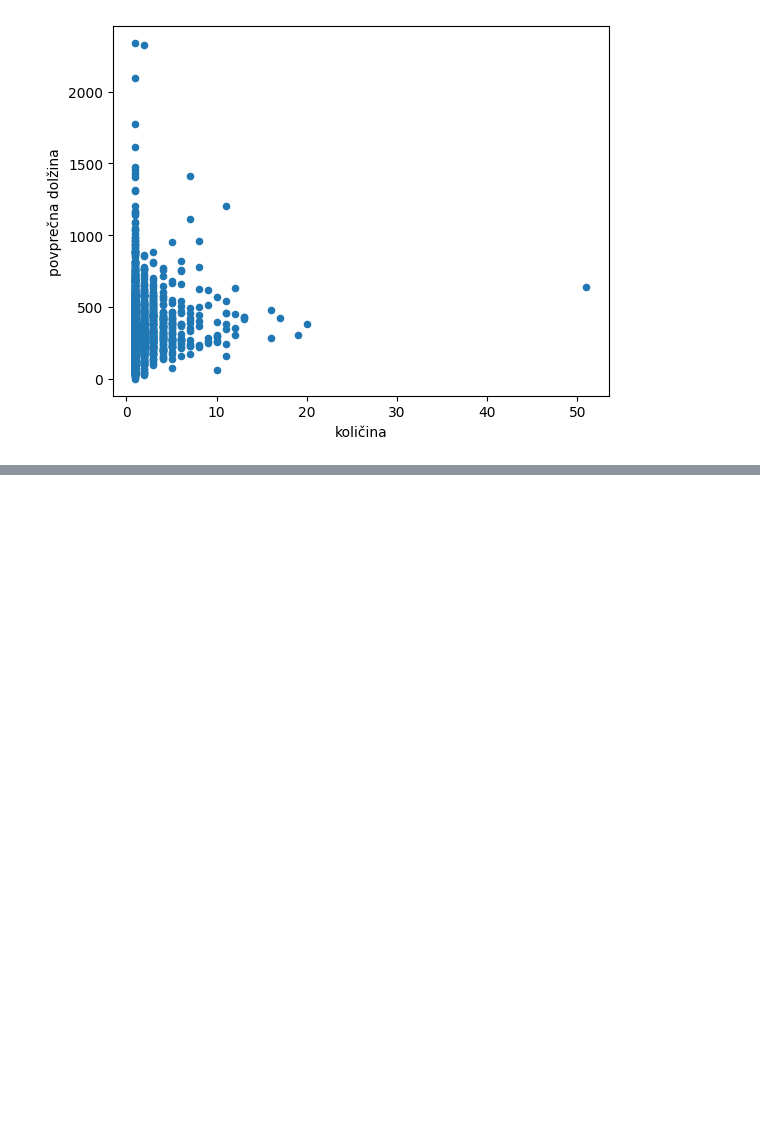
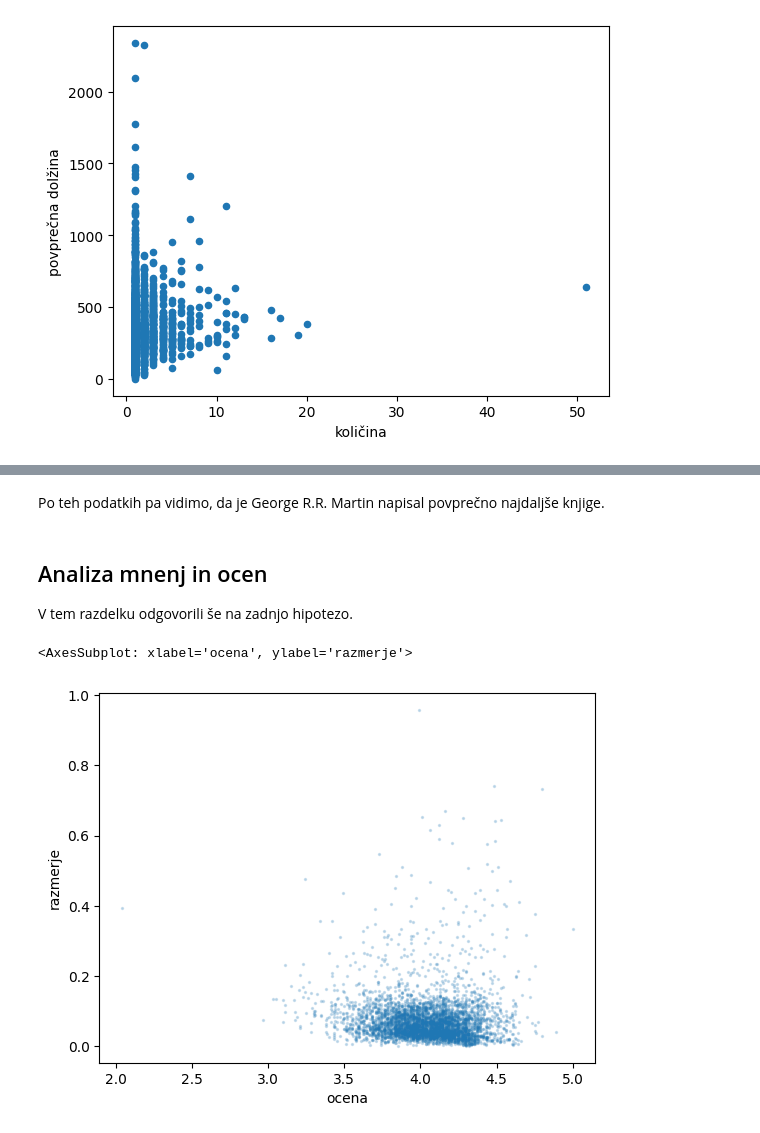
Before and after one commit to tadejjersin/analiza-knjig, a Jupyter notebook: analiza.ipynb, the cells around one changed output, grey strips where cells are left out. Cells and saved outputs as stored; diff of their text form; code cells hidden in the pictures; blank space fills up the shorter version.

Commit message:
Analiza mnenj in ocen

```diff
--- a/analiza.ipynb
+++ b/analiza.ipynb
@@ -204 +195,14 @@ graf_povprecnih_dolzin2 = avtorji_urejeni_po_povprecni_dolzini[
 [figure]
+# %% [markdown]
+Po teh podatkih pa vidimo, da je George R.R. Martin napisal povprečno najdaljše knjige.
+# %% [markdown]
+## Analiza mnenj in ocen
+
+V tem razdelku odgovorili še na zadnjo hipotezo.
+# %%
+knjige_z_razmerjem = knjige
+knjige_z_razmerjem["razmerje"] = knjige_z_razmerjem["stevilo_mnenj"] / knjige_z_razmerjem["stevilo_ocen"]
+knjige_z_razmerjem.plot.scatter("ocena", "razmerje", s=2, alpha=0.2)
+# %% [output]
+<AxesSubplot: xlabel='ocena', ylabel='razmerje'>
+[figure, added]
```
Also changed, not shown: parts of 11 cells of this notebook.
